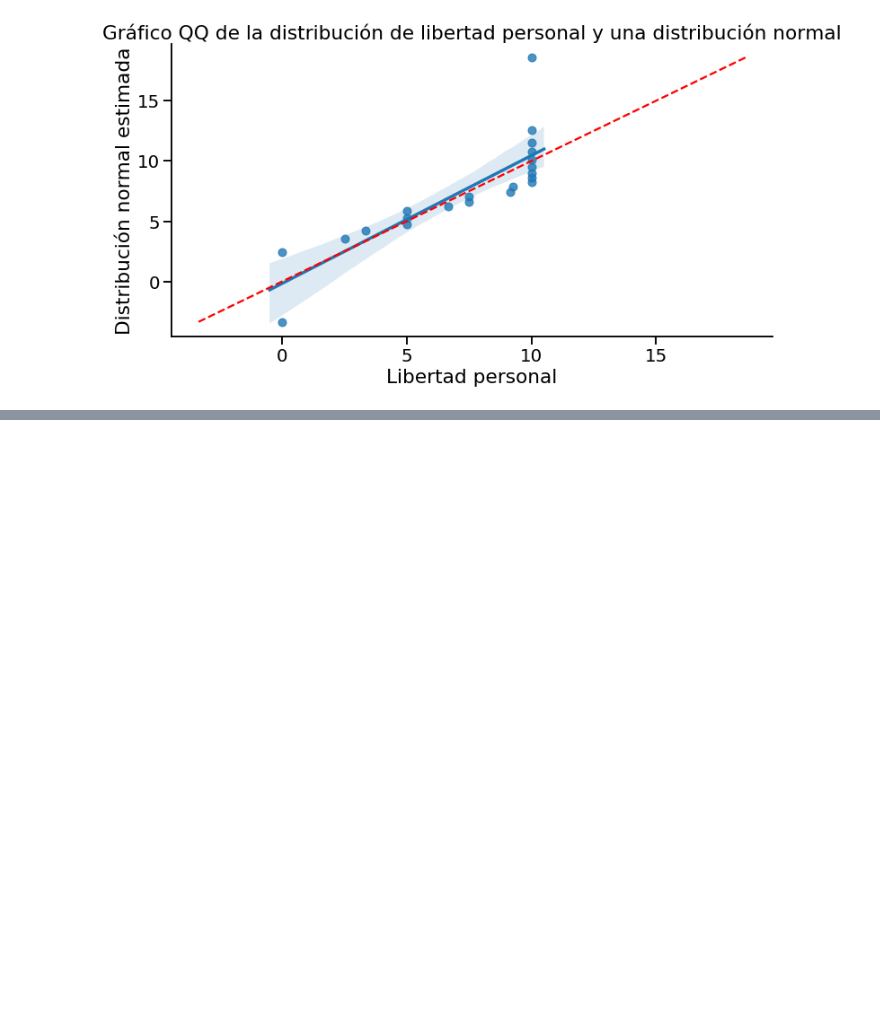
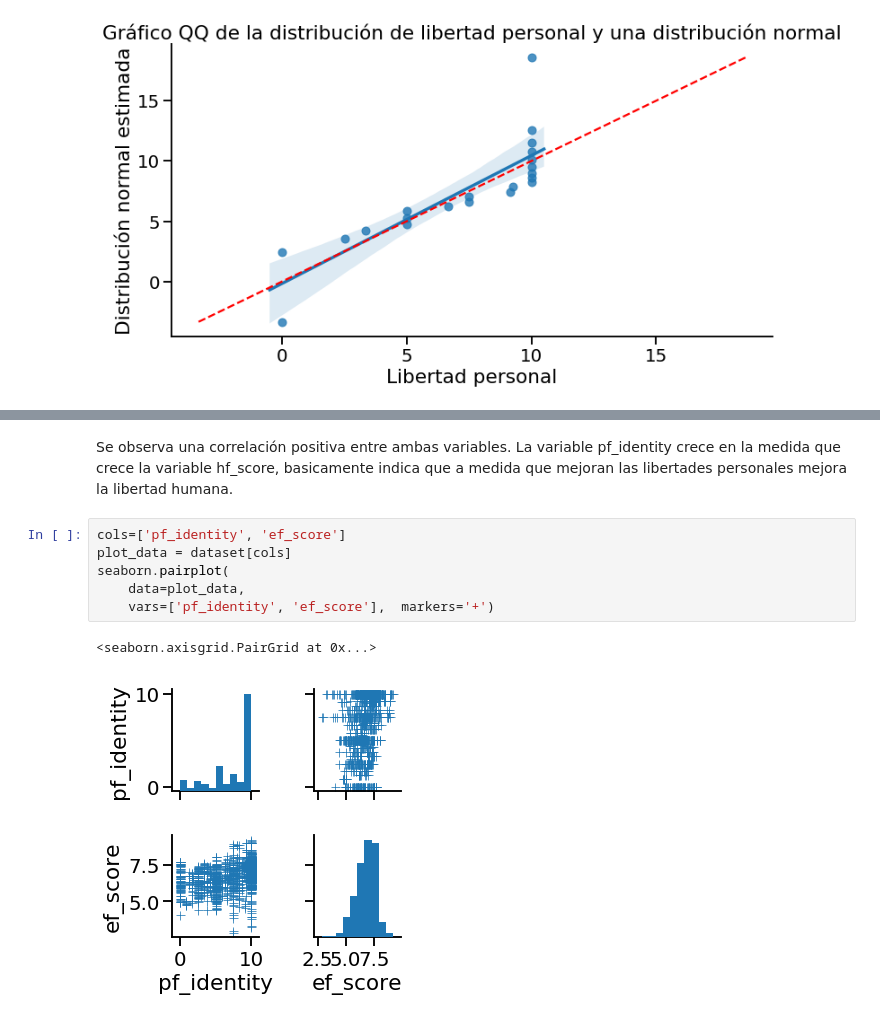
Before and after one commit to leoeugelaura/AnalisisyVisualizacion, a Jupyter notebook: ayv_tp01_humanfreedom.ipynb, the cells around one changed output, grey strips where cells are left out. Cells and saved outputs as stored; diff of their text form; blank space fills up the shorter version.

```diff
--- a/ayv_tp01_humanfreedom.ipynb
+++ b/ayv_tp01_humanfreedom.ipynb
@@ -530,0 +619,11 @@ seaborn.despine()
+# %% [markdown]
+Se observa una correlación positiva entre ambas variables. La variable pf_identity crece en la medida que crece la variable hf_score, basicamente indica que a medida que mejoran las libertades personales mejora la libertad humana.
+# %%
+cols=['pf_identity', 'ef_score']
+plot_data = dataset[cols]
+seaborn.pairplot(
+    data=plot_data,
+    vars=['pf_identity', 'ef_score'],  markers='+')
+# %% [output]
+<seaborn.axisgrid.PairGrid at 0x...>
+[figure, added]
```
Also changed, not shown: parts of 23 cells of this notebook.
